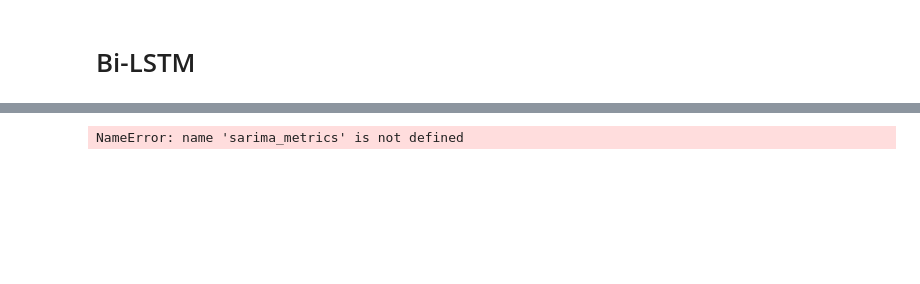
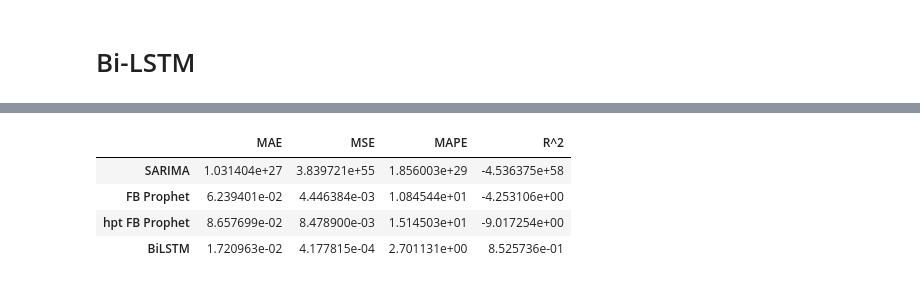
Before and after one commit to shivani309/ForEx, a Jupyter notebook: jpyinr.ipynb, the cells around one changed output, grey strips where cells are left out. Drawn from its saved outputs; the diff is of its cells as text; code cells hidden in the pictures; blank space fills up the shorter version.

```diff
--- a/jpyinr.ipynb
+++ b/jpyinr.ipynb
@@ -2096,26 +2117,30 @@ ValueError: too many values to unpack (expected 4)
 # %%
 dlmetrics = {
 
 
-    "RNN": rnn_metrics,
-    "lstm": lstm_metrics,
-    "GRU": gru_metrics,
-    "CNN": cnn_metrics,
-    "CNN-LSTM": cnn_lstm_metrics,
+
     "SARIMA": sarima_metrics,
-
     "FB Prophet": prophet_metrics,
     "hpt FB Prophet": prophetn_metrics,
     "BiLSTM": bilstm_metrics
 
 
 }
+""" "RNN": rnn_metrics,
+    "lstm": lstm_metrics,
+    "GRU": gru_metrics,
+    "CNN": cnn_metrics,
+    "CNN-LSTM": cnn_lstm_metrics, """
 
 # Convert the dictionary into a DataFrame
 jpyinr_metrics_df = pd.DataFrame(dlmetrics).T
 jpyinr_metrics_df
 # %% [output]
-NameError: name 'sarima_metrics' is not defined
+|  | MAE | MSE | MAPE | R^2 |
+| SARIMA | 1.031404e+27 | 3.839721e+55 | 1.856003e+29 | -4.536375e+58 |
+| FB Prophet | 6.239401e-02 | 4.446384e-03 | 1.084544e+01 | -4.253106e+00 |
+| hpt FB Prophet | 8.657699e-02 | 8.478900e-03 | 1.514503e+01 | -9.017254e+00 |
+| BiLSTM | 1.720963e-02 | 4.177815e-04 | 2.701131e+00 | 8.525736e-01 |
 # %%
 jpyinr_metrics_df.to_csv("jpyinr_dlmetrics.csv")
 # %%
```
Also changed, not shown: parts of 6 cells of this notebook, 1 other file.
